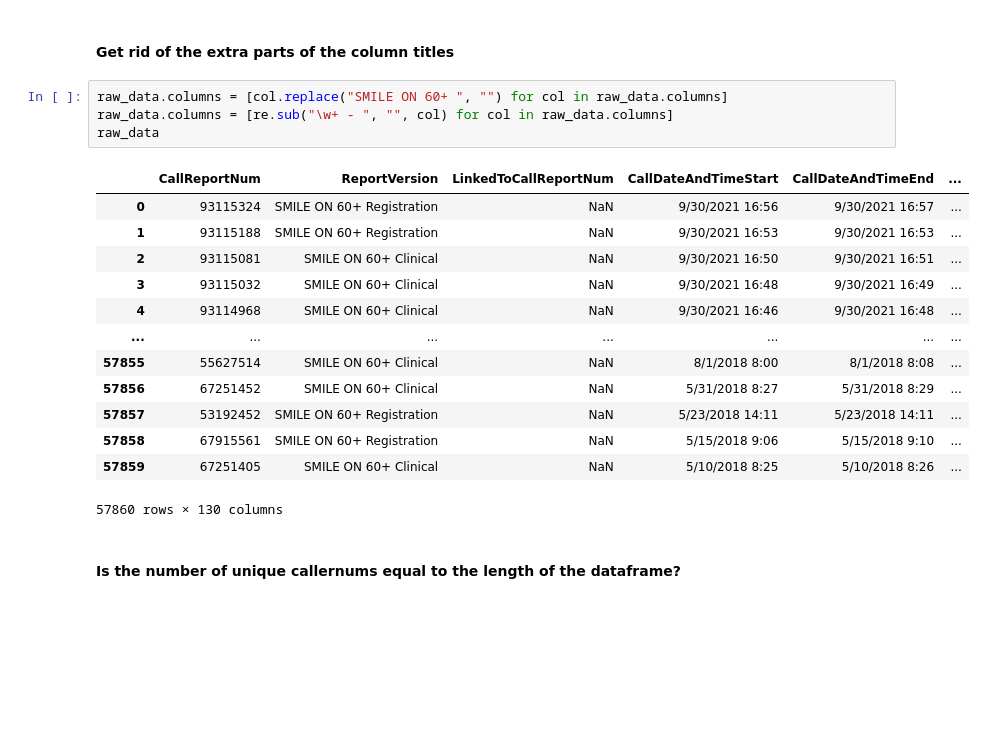
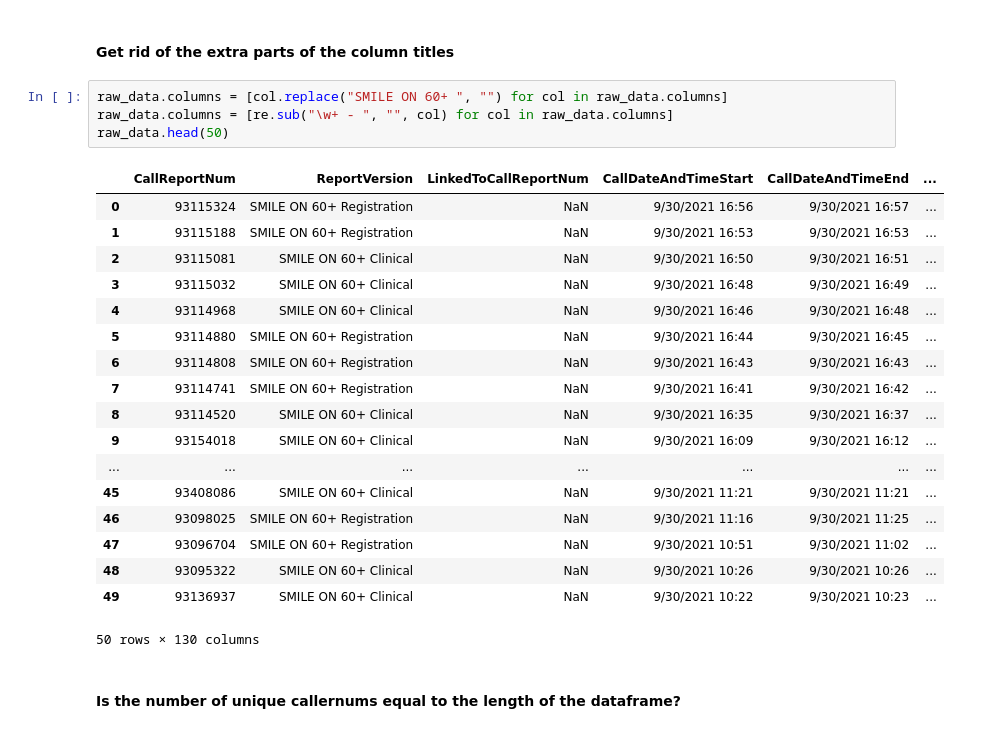
Before and after one commit to Jmiah789/smile-on-get_tootha_choppa, a Jupyter notebook: notebooks/smile_on_eda_austinw.ipynb, the cells around one changed output. Cells and saved outputs as stored; diff of their text form; blank space fills up the shorter version.

```diff
--- a/notebooks/smile_on_eda_austinw.ipynb
+++ b/notebooks/smile_on_eda_austinw.ipynb
@@ -28,21 +29,26 @@ raw_data
 # %%
 raw_data.columns = [col.replace("SMILE ON 60+ ", "") for col in raw_data.columns]
 raw_data.columns = [re.sub("\w+ - ", "", col) for col in raw_data.columns]
-raw_data
+raw_data.head(50)
 # %% [output]
 |  | CallReportNum | ReportVersion | LinkedToCallReportNum | CallDateAndTimeStart | CallDateAndTimeEnd | ... |
 | 0 | 93115324 | SMILE ON 60+ Registration | NaN | 9/30/2021 16:56 | 9/30/2021 16:57 | ... |
 | 1 | 93115188 | SMILE ON 60+ Registration | NaN | 9/30/2021 16:53 | 9/30/2021 16:53 | ... |
 | 2 | 93115081 | SMILE ON 60+ Clinical | NaN | 9/30/2021 16:50 | 9/30/2021 16:51 | ... |
 | 3 | 93115032 | SMILE ON 60+ Clinical | NaN | 9/30/2021 16:48 | 9/30/2021 16:49 | ... |
 | 4 | 93114968 | SMILE ON 60+ Clinical | NaN | 9/30/2021 16:46 | 9/30/2021 16:48 | ... |
+| 5 | 93114880 | SMILE ON 60+ Registration | NaN | 9/30/2021 16:44 | 9/30/2021 16:45 | ... |
+| 6 | 93114808 | SMILE ON 60+ Registration | NaN | 9/30/2021 16:43 | 9/30/2021 16:43 | ... |
+| 7 | 93114741 | SMILE ON 60+ Registration | NaN | 9/30/2021 16:41 | 9/30/2021 16:42 | ... |
+| 8 | 93114520 | SMILE ON 60+ Clinical | NaN | 9/30/2021 16:35 | 9/30/2021 16:37 | ... |
+| 9 | 93154018 | SMILE ON 60+ Clinical | NaN | 9/30/2021 16:09 | 9/30/2021 16:12 | ... |
 | ... | ... | ... | ... | ... | ... | ... |
-| 57855 | 55627514 | SMILE ON 60+ Clinical | NaN | 8/1/2018 8:00 | 8/1/2018 8:08 | ... |
-| 57856 | 67251452 | SMILE ON 60+ Clinical | NaN | 5/31/2018 8:27 | 5/31/2018 8:29 | ... |
-| 57857 | 53192452 | SMILE ON 60+ Registration | NaN | 5/23/2018 14:11 | 5/23/2018 14:11 | ... |
-| 57858 | 67915561 | SMILE ON 60+ Registration | NaN | 5/15/2018 9:06 | 5/15/2018 9:10 | ... |
-| 57859 | 67251405 | SMILE ON 60+ Clinical | NaN | 5/10/2018 8:25 | 5/10/2018 8:26 | ... |
+| 45 | 93408086 | SMILE ON 60+ Clinical | NaN | 9/30/2021 11:21 | 9/30/2021 11:21 | ... |
+| 46 | 93098025 | SMILE ON 60+ Registration | NaN | 9/30/2021 11:16 | 9/30/2021 11:25 | ... |
+| 47 | 93096704 | SMILE ON 60+ Registration | NaN | 9/30/2021 10:51 | 9/30/2021 11:02 | ... |
+| 48 | 93095322 | SMILE ON 60+ Clinical | NaN | 9/30/2021 10:26 | 9/30/2021 10:26 | ... |
+| 49 | 93136937 | SMILE ON 60+ Clinical | NaN | 9/30/2021 10:22 | 9/30/2021 10:23 | ... |
-57860 rows × 130 columns
+50 rows × 130 columns
 # %% [markdown]
 #### Is the number of unique callernums equal to the length of the dataframe?
 # %%
```
Also changed, not shown: parts of 14 cells of this notebook.
